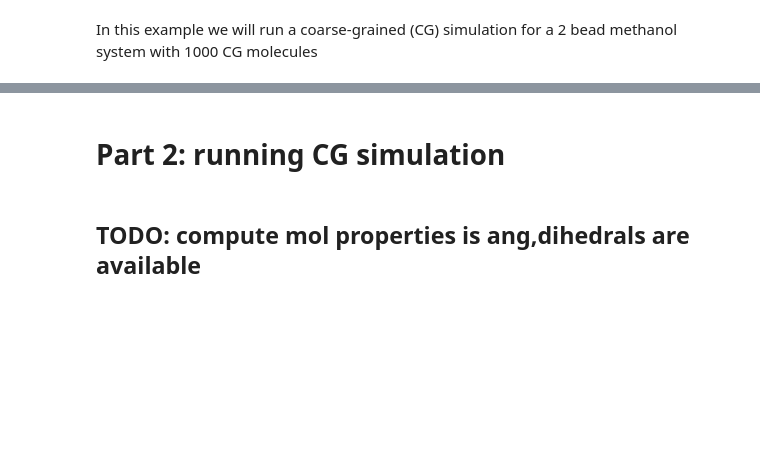
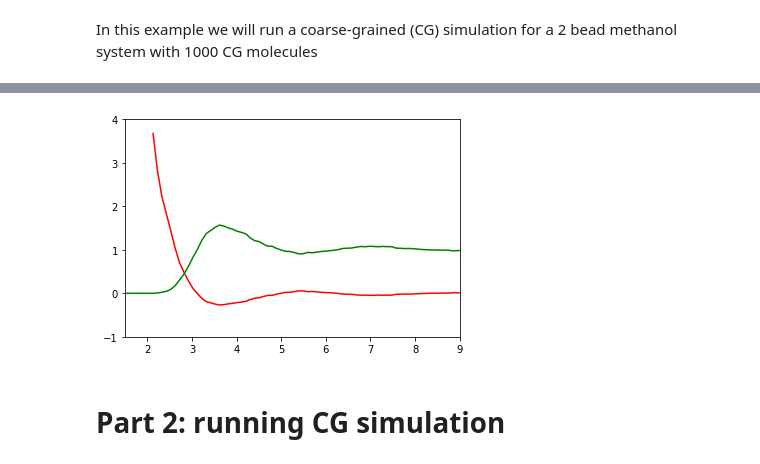
Before and after one commit to ur-whitelab/hoomd-tf, a Jupyter notebook: examples/11. CG simulations using IBI method.ipynb, the cells around one changed output, grey strips where cells are left out. Cells and saved outputs as stored; diff of their text form; code cells hidden in the pictures; blank space fills up the shorter version.

```diff
--- a/examples/11. CG simulations using IBI method.ipynb
+++ b/examples/11. CG simulations using IBI method.ipynb
@@ -18,0 +104,7 @@ cg_rdf = np.load('CG_tutorial/cg_rdf.npy')
+# %%
+kb = 1.9872/1000
+T = 300.
+gr = cg_rdf[0,:]/np.mean(gr[-10:])
+r = cg_rdf[1,:]
+#ugr = -T*kb*np.log(gr)
+#fgr = -np.gradient(ugr,0.01)
@@ -18,0 +117,8 @@ cg_rdf = np.load('CG_tutorial/cg_rdf.npy')
+# %%
+plt.plot(r,ugr,color='r',label='U(pair)')
+plt.plot(r,gr,color='g',label='gr')
+plt.xlim(1.5,9)
+plt.ylim(-1,4)
+plt.show()
+# %% [output]
+[figure, added]
@@ -24,2 +132,0 @@ adjacency_matrix[0,1] = adjacency_matrix[1,0] = 1.
-# %% [markdown]
-## TODO: compute mol properties is ang,dihedrals are available
```
Also changed, not shown: parts of 19 cells of this notebook, 5 other files.
